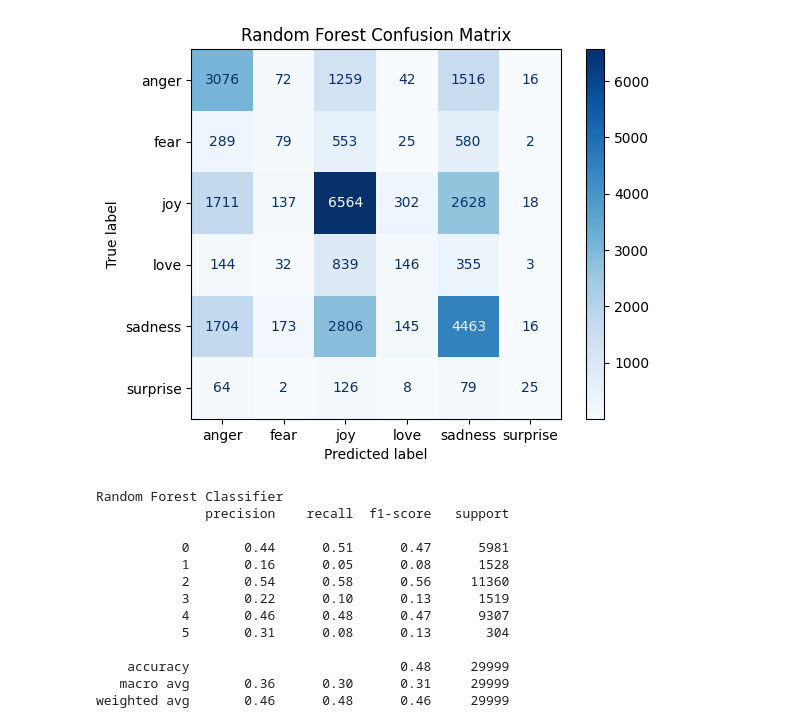
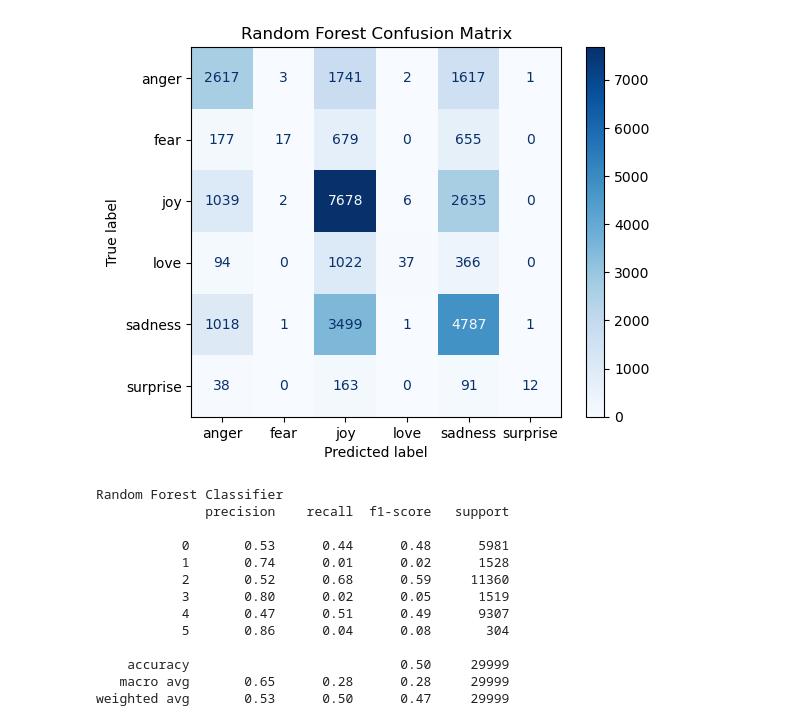
Before and after one commit to danielromerom/spotify-lyrical-analysis, a Jupyter notebook: notebooks/spotify_data_exploration.ipynb, the cells around one changed output. Saved outputs shown, nothing was run; the diff lists cells and outputs as text; code cells hidden in the pictures.

```diff
--- a/notebooks/spotify_data_exploration.ipynb
+++ b/notebooks/spotify_data_exploration.ipynb
@@ -413,7 +419,7 @@ from sklearn.metrics import classification_report, confusion_matrix, ConfusionMa
 
 # Baseline Decision Tree - Gini
 dt_base = DecisionTreeClassifier(random_state=67, criterion='gini')
-dt_base.fit(X_train_res, y_train_res)
+dt_base.fit(X_train, y_train)
 y_pred_dt_base = dt_base.predict(X_test)
 
 cm_base = confusion_matrix(y_test, y_pred_dt_base)
@@ -427,7 +433,7 @@ print(classification_report(y_test, y_pred_dt_base))
 
 #Decision Tree - Entropy
 dt_entropy = DecisionTreeClassifier(random_state=67, criterion='entropy')
-dt_entropy.fit(X_train_res, y_train_res)
+dt_entropy.fit(X_train, y_train)
 y_pred_dt_entropy = dt_entropy.predict(X_test)
 
 cm_entropy = confusion_matrix(y_test, y_pred_dt_entropy)
@@ -442,7 +448,7 @@ print(classification_report(y_test, y_pred_dt_base))
 # Decision Tree - Max Depth Variation: Current Best - 20
 for depth in [5, 10, 15, 20, None]:
     dt = DecisionTreeClassifier(random_state=42, max_depth=depth)
-    dt.fit(X_train_res, y_train_res)
+    dt.fit(X_train, y_train)
     y_pred_depth = dt.predict(X_test)
 
     print(f"Decision Tree Classifier - Max Depth={depth}")
@@ -451,7 +457,7 @@ for depth in [5, 10, 15, 20, None]:
 # Decision Tree - Min Samples Split Variation: No visible change
 for leaf in [2, 5, 10, 20]:
     dt_leaf = DecisionTreeClassifier(random_state=42, min_samples_split=leaf, max_depth=20)
-    dt_leaf.fit(X_train_res, y_train_res)
+    dt_leaf.fit(X_train, y_train)
     y_pred_leaf = dt.predict(X_test)
 
     print(f"Decision Tree Classifier - Min Samples Split={leaf}")
@@ -512,29 +518,29 @@ weighted avg       0.37      0.34      0.35     29999
 # %%
 # Random Forest Classifier
 from sklearn.ensemble import RandomForestClassifier
 
 rf = RandomForestClassifier(random_state=67, n_estimators=100)
-rf.fit(X_train_res, y_train_res)
+rf.fit(X_train, y_train)
 y_pred_rf = rf.predict(X_test)
 cm_rf = confusion_matrix(y_test, y_pred_rf)
 disp = ConfusionMatrixDisplay(confusion_matrix=cm_rf, display_labels=label_enc.classes_)
 disp.plot(cmap=plt.cm.Blues)
 plt.title("Random Forest Confusion Matrix")
 plt.show()
 print("Random Forest Classifier")
 print(classification_report(y_test, y_pred_rf))
 # %% [output]
-[figure, old version]
+[figure, new version]
 Random Forest Classifier
               precision    recall  f1-score   support
 
-           0       0.44      0.51      0.47      5981
-           1       0.16      0.05      0.08      1528
-           2       0.54      0.58      0.56     11360
-           3       0.22      0.10      0.13      1519
-           4       0.46      0.48      0.47      9307
-           5       0.31      0.08      0.13       304
+           0       0.53      0.44      0.48      5981
+           1       0.74      0.01      0.02      1528
+           2       0.52      0.68      0.59     11360
+           3       0.80      0.02      0.05      1519
+           4       0.47      0.51      0.49      9307
+           5       0.86      0.04      0.08       304
 
-    accuracy                           0.48     29999
-   macro avg       0.36      0.30      0.31     29999
-weighted avg       0.46      0.48      0.46     29999
+    accuracy                           0.50     29999
+   macro avg       0.65      0.28      0.28     29999
+weighted avg       0.53      0.50      0.47     29999
```
Also changed, not shown: parts of 3 cells of this notebook.
